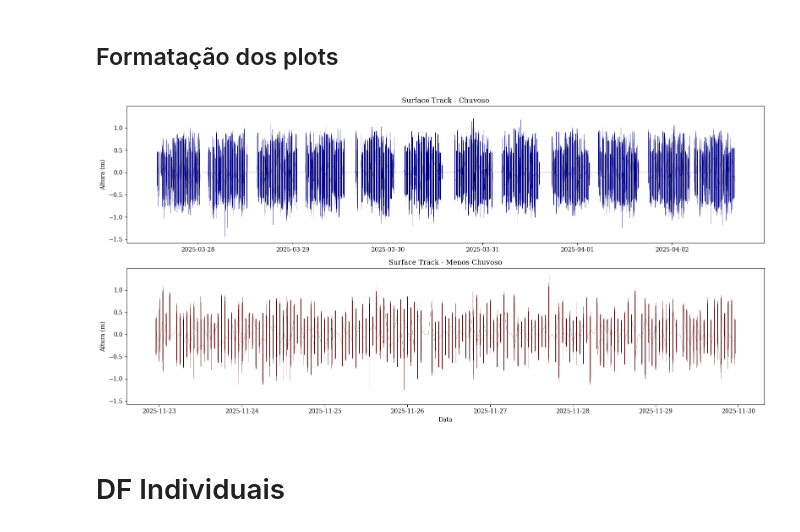
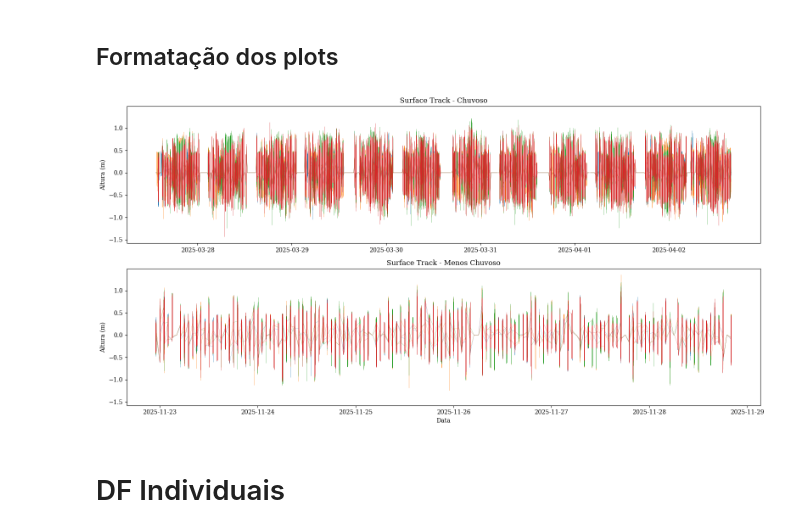
Before and after one commit to zydanne-costa/Ondas_ADCP_SCO_Mar_Nov_2025, a Jupyter notebook: main_strk.ipynb, the cells around one changed output. Cells and saved outputs as stored; diff of their text form; code cells hidden in the pictures.

```diff
--- a/main_strk.ipynb
+++ b/main_strk.ipynb
@@ -303,6 +391,10 @@ def processar_strk(caminho_pasta, nome_saida):
 # %%
+# CHUVOSO
+
 caminho_chu = (
-    '/content/drive/MyDrive/Ondas/Dados/marco2025/SCO1/Strk'
+    '/content/drive/MyDrive/'
+    'Ondas/Dados/marco2025/'
+    'SCO1/Strk'
 )
 
 Strk_CHU = processar_strk(
@@ -314,6 +406,10 @@ Strk_CHU = processar_strk(
 # %%
+# MENOS CHUVOSO
+
 caminho_sec = (
-    '/content/drive/MyDrive/Ondas/Dados/novembro2025/SCO2/STrk_2'
+    '/content/drive/MyDrive/'
+    'Ondas/Dados/novembro2025/'
+    'SCO2/STrk_2'
 )
 
 Strk_SEC = processar_strk(
@@ -340,40 +436,71 @@ def comma_formatter(x, pos):
 # %%
 fig, ax = plt.subplots(
     2,
     1,
     figsize=(16,8),
     sharey=True
 )
 
+# =========================================================
 # CHUVOSO
+# =========================================================
 
-ax[0].plot(
-    Strk_CHU['DataHora'],
-    Strk_CHU['altura_h'],
-    color='navy',
-    linewidth=0.2
+for beam in [
+    'B1_h',
+    'B2_h',
+    'B3_h',
+    'B4_h'
+]:
+
+    ax[0].plot(
+        Strk_CHU['DataHora'],
+        Strk_CHU[beam],
+        linewidth=0.2,
+        label=beam
+    )
+
+ax[0].set_title(
+    'Surface Track - Chuvoso'
 )
 
-ax[0].set_title('Surface Track - Chuvoso')
-ax[0].set_ylabel('Altura (m)')
-
-# MENOS CHUVOSO
-
-ax[1].plot(
-    Strk_SEC['DataHora'],
-    Strk_SEC['altura_h'],
-    color='#5A0000',
-    linewidth=0.2
+ax[0].set_ylabel(
+    'Altura (m)'
 )
 
-ax[1].set_title('Surface Track - Menos Chuvoso')
-ax[1].set_ylabel('Altura (m)')
-ax[1].set_xlabel('Data')
+# =========================================================
+# SECO
+# =========================================================
+
+for beam in [
+    'B1_h',
+    'B2_h',
+    'B3_h',
+    'B4_h'
+]:
+
+    ax[1].plot(
+        Strk_SEC['DataHora'],
+        Strk_SEC[beam],
+        linewidth=0.2,
+        label=beam
+    )
+
+ax[1].set_title(
+    'Surface Track - Menos Chuvoso'
+)
+
+ax[1].set_ylabel(
+    'Altura (m)'
+)
+
+ax[1].set_xlabel(
+    'Data'
+)
 
 plt.tight_layout()
 plt.show()
 # %% [output]
-[figure, old version]
+[figure, new version]
 # %% [markdown]
 # DF Individuais
 # %%
```
Also changed, not shown: parts of 25 cells of this notebook.
